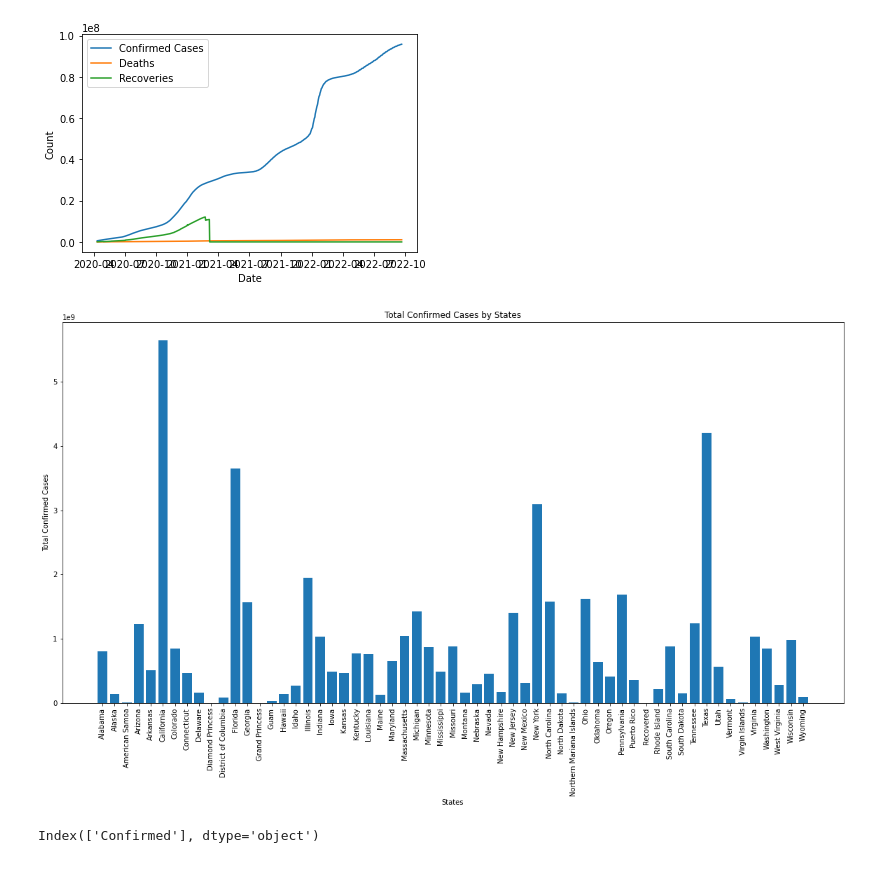
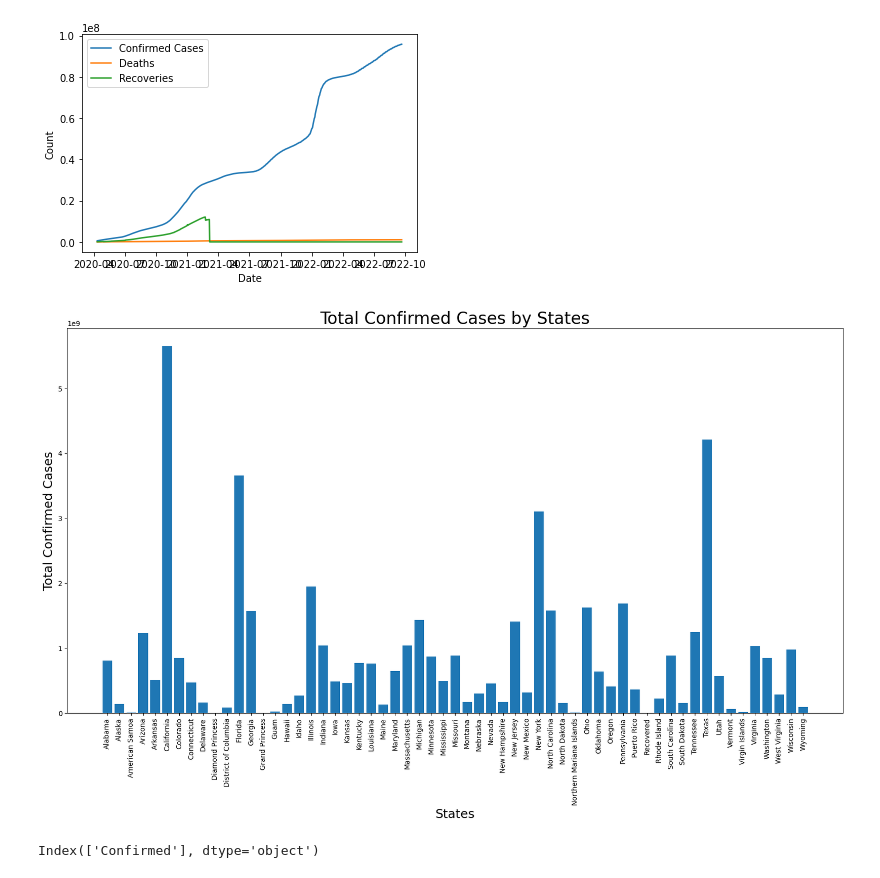
Before and after one commit to ArshiaIlaty/Introduction-to-Big-Data, a Jupyter notebook: FinalProject.ipynb, the cells around one changed output. Cells and saved outputs as stored; diff of their text form; code cells hidden in the pictures.

```diff
--- a/FinalProject.ipynb
+++ b/FinalProject.ipynb
@@ -560,17 +567,17 @@ plt.show()
 # %%
-data = data.groupby('Province_State').Confirmed.sum()
+data = data.groupby('Province_State')['Confirmed'].sum()
 
 # Create a figure with a width of 20 and a height of 10
 plt.figure(figsize=(20, 10))
 # Create a bar plot
 plt.bar(data.index, data.values)
-plt.xlabel('States')
-plt.ylabel('Total Confirmed Cases')
-plt.title('Total Confirmed Cases by States')
+plt.xlabel('States', fontsize=18)
+plt.ylabel('Total Confirmed Cases', fontsize=18)
+plt.title('Total Confirmed Cases by States', fontsize=24)
 plt.xticks(rotation=90)
 plt.show()
 # %% [output]
-[figure, old version]
+[figure, new version]
 # %%
 data = data.to_frame()
 data.columns
```
Also changed, not shown: parts of 6 cells of this notebook, 19 other files.
